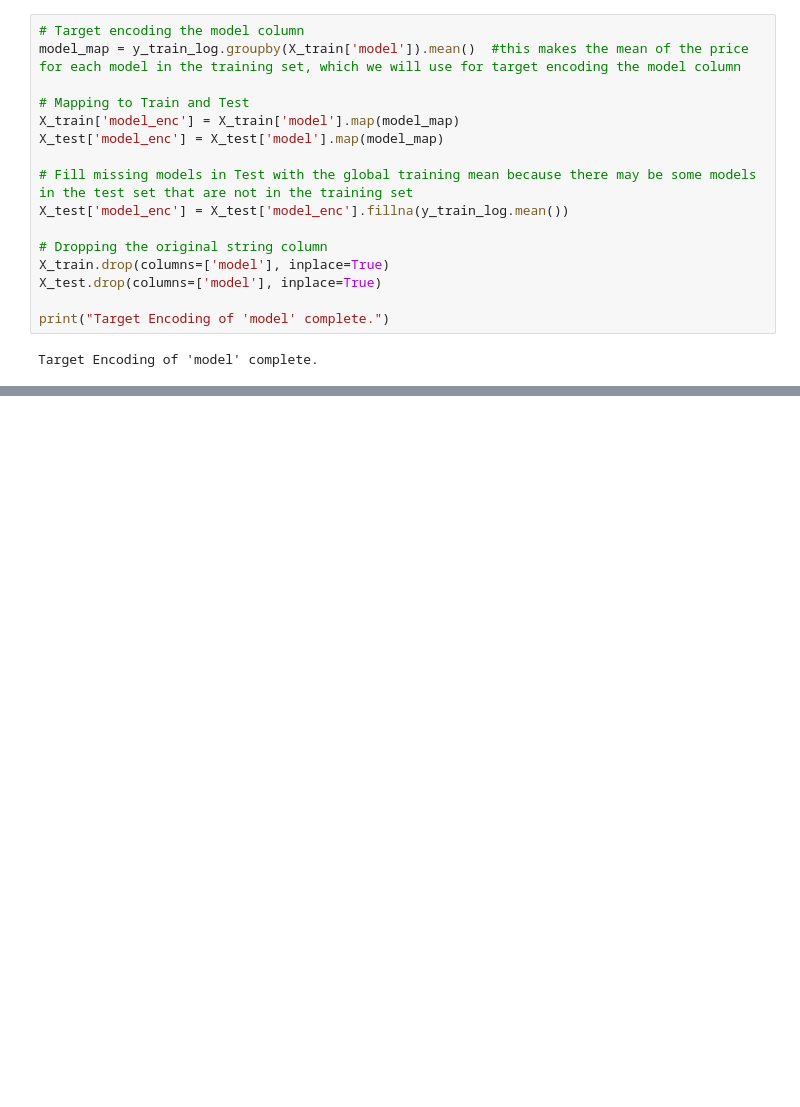
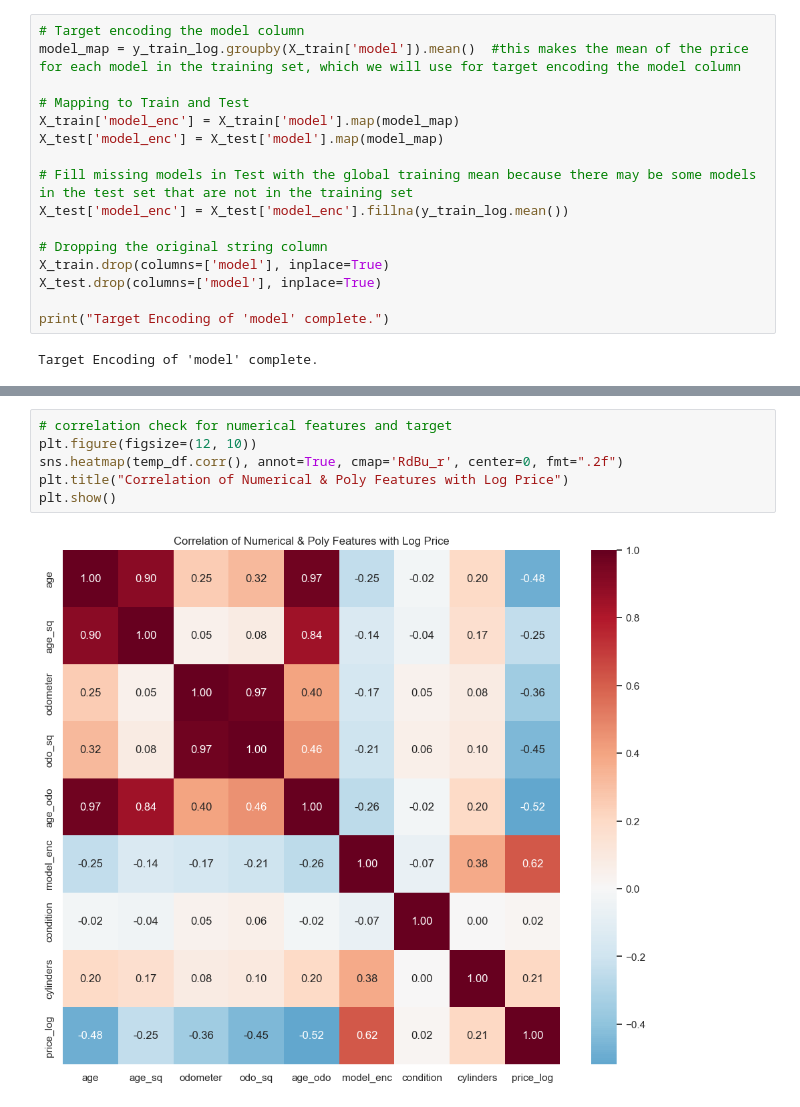
Before and after one commit to Claudy444/ML-Regression-Used-Cars, a Jupyter notebook: Notebooks/main.ipynb, the cells around one changed output, grey strips where cells are left out. Cells and saved outputs as stored; diff of their text form; blank space fills up the shorter version.

```diff
--- a/Notebooks/main.ipynb
+++ b/Notebooks/main.ipynb
@@ -934,0 +966,8 @@ Target Encoding of 'model' complete.
+# %%
+# correlation check for numerical features and target
+plt.figure(figsize=(12, 10))
+sns.heatmap(temp_df.corr(), annot=True, cmap='RdBu_r', center=0, fmt=".2f")
+plt.title("Correlation of Numerical & Poly Features with Log Price")
+plt.show()
+# %% [output]
+[figure, added]
```
Also changed, not shown: parts of 4 cells of this notebook.
